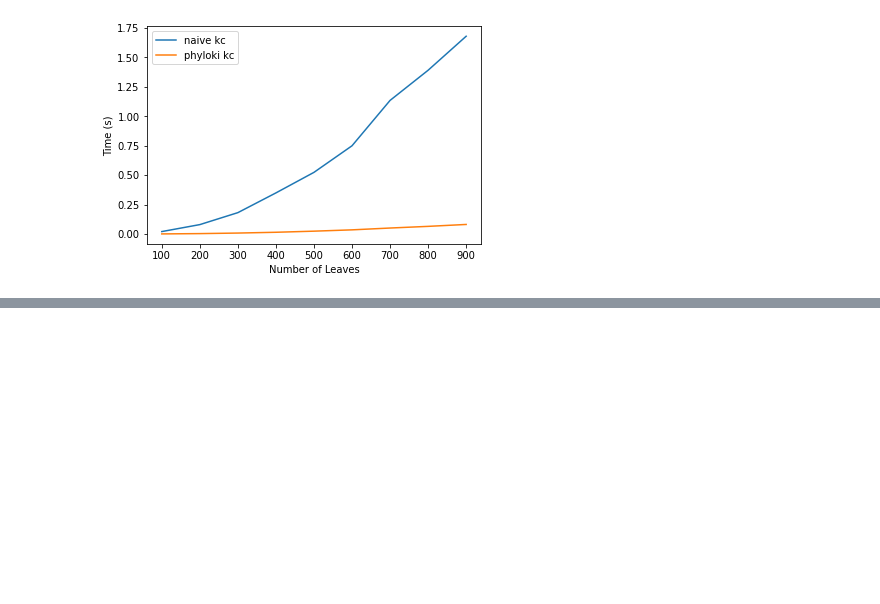
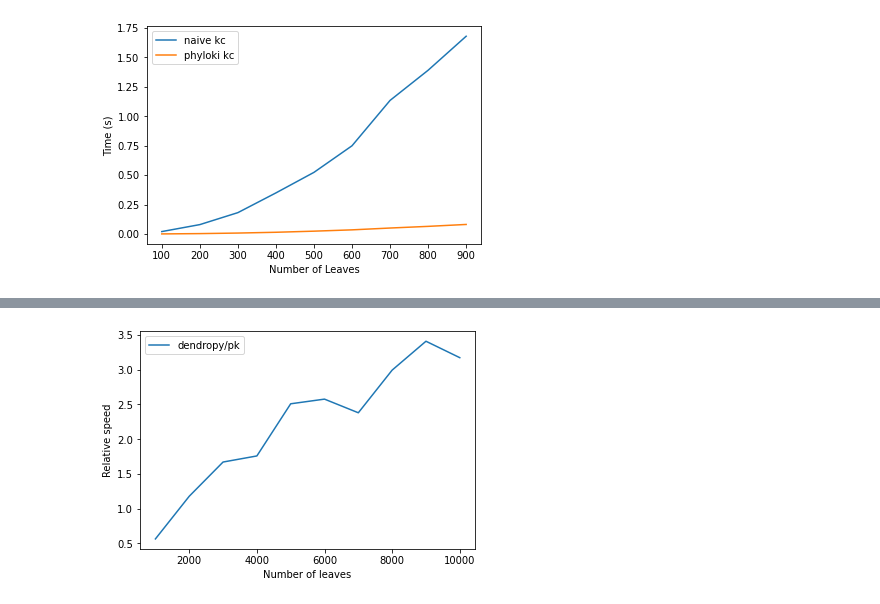
Before and after one commit to jeromekelleher/phylokit, a Jupyter notebook: evaluation/eval_distance.ipynb, the cells around one changed output, grey strips where cells are left out. Cells and saved outputs as stored; diff of their text form; code cells hidden in the pictures; blank space fills up the shorter version.

```diff
--- a/evaluation/eval_distance.ipynb
+++ b/evaluation/eval_distance.ipynb
@@ -268,0 +312,8 @@ plt.show()
+# %%
+plt.plot(NUM_LEAVES, np.divide(rf_dendropy, rf_pk), label="dendropy/pk")
+plt.legend()
+plt.xlabel("Number of leaves")
+plt.ylabel("Relative speed")
+plt.show()
+# %% [output]
+[figure, added]
```
Also changed, not shown: parts of 5 cells of this notebook, 2 other files.
